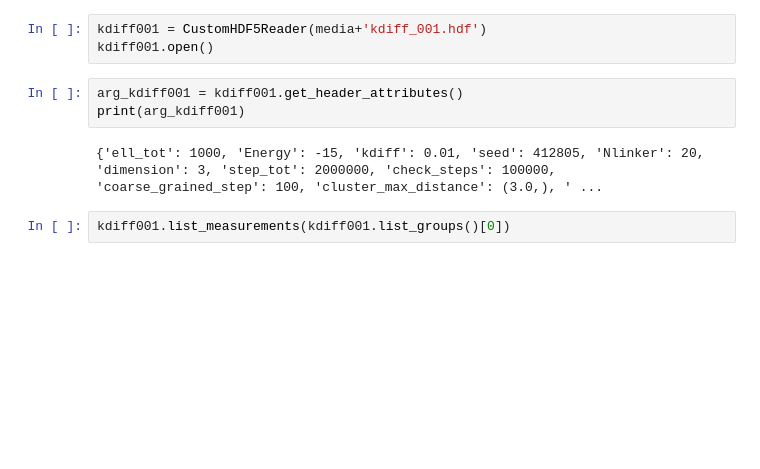
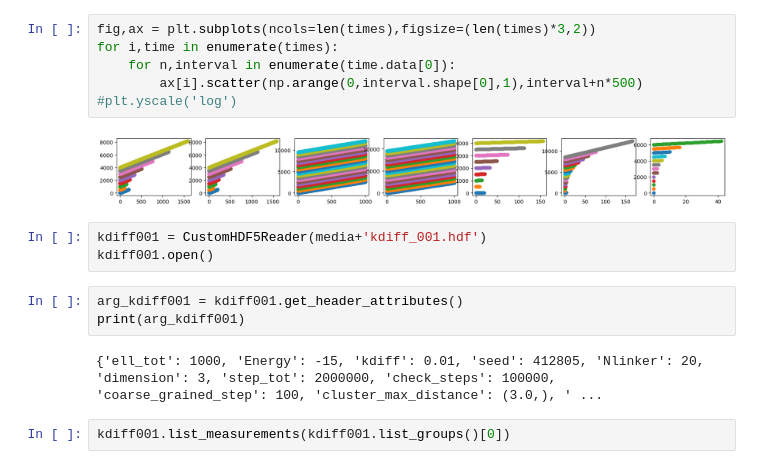
Before and after one commit to HugoLeRoy94/Parallel_gillespie, a Jupyter notebook: Analyze/Analyze_kdiff.ipynb, the cells around one changed output. Saved outputs shown, nothing was run; the diff lists cells and outputs as text; blank space fills up the shorter version.

```diff
--- a/Analyze/Analyze_kdiff.ipynb
+++ b/Analyze/Analyze_kdiff.ipynb
@@ -20,3 +28,11 @@ KeyboardInterrupt:
+# %%
+fig,ax = plt.subplots(ncols=len(times),figsize=(len(times)*3,2))
+for i,time in enumerate(times):
+    for n,interval in enumerate(time.data[0]):
+        ax[i].scatter(np.arange(0,interval.shape[0],1),interval+n*500)
+#plt.yscale('log')
+# %% [output]
+[figure, added]
 # %%
 kdiff001 = CustomHDF5Reader(media+'kdiff_001.hdf')
 kdiff001.open()
```
Also changed, not shown: parts of 13 cells of this notebook, 4 other files.
